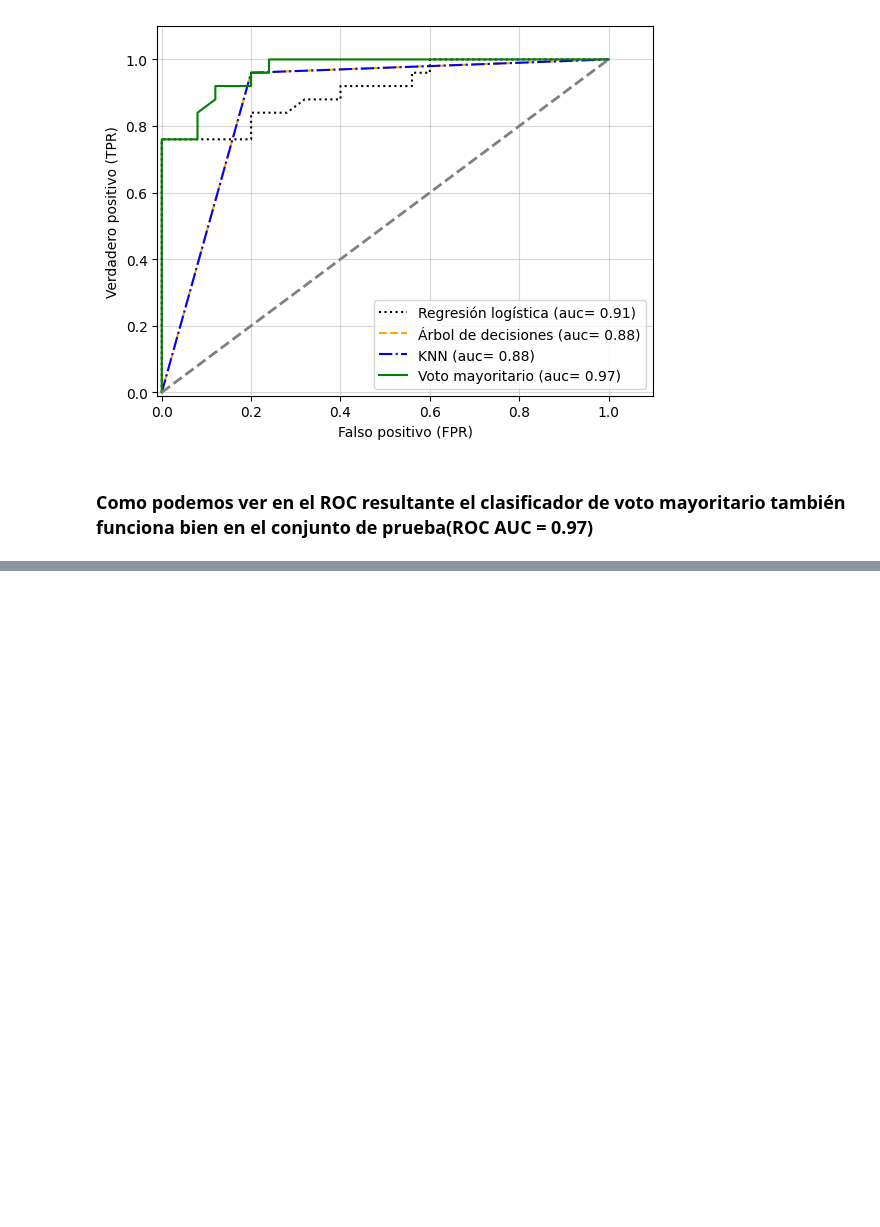
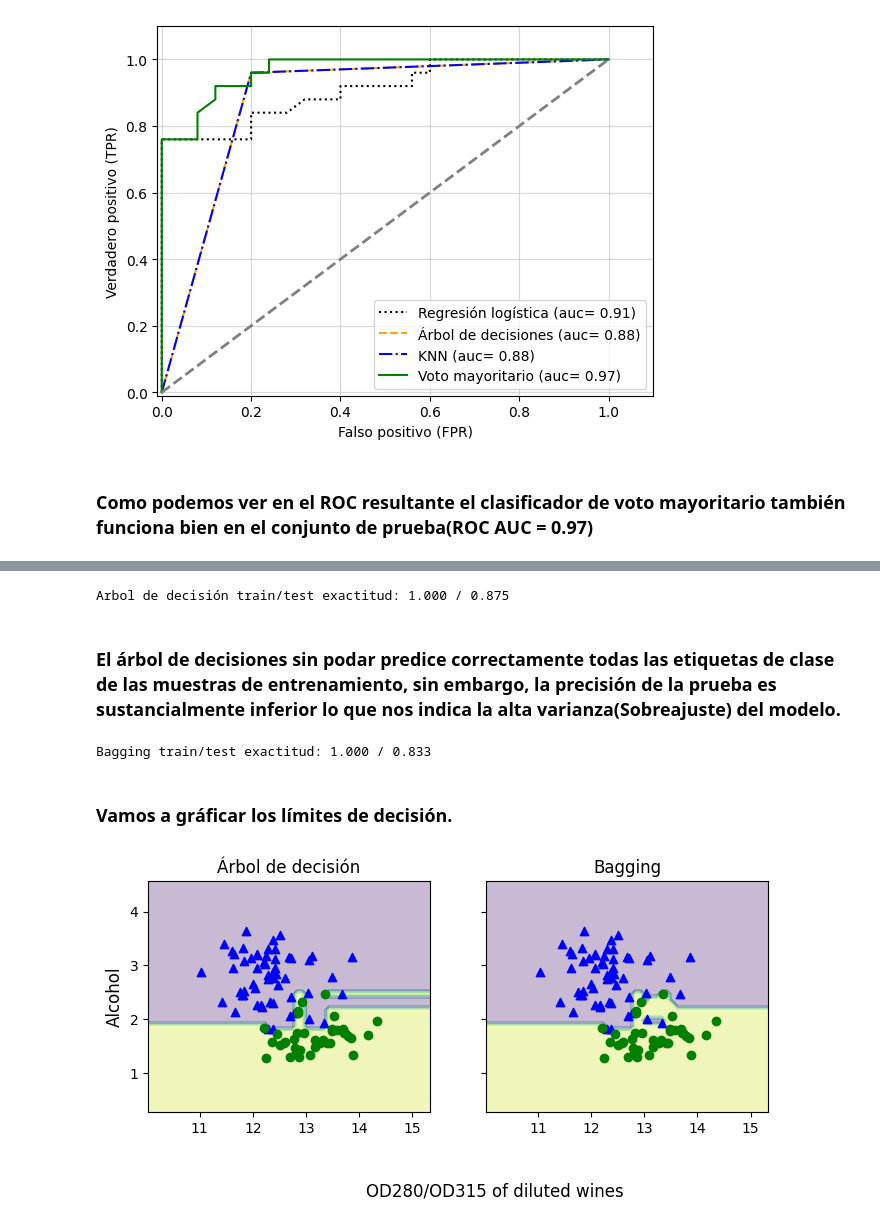
Before and after one commit to juancaalcaraz/practicaML, a Jupyter notebook: AprendizageConjunto.ipynb, the cells around one changed output, grey strips where cells are left out. Cells and saved outputs as stored; diff of their text form; code cells hidden in the pictures; blank space fills up the shorter version.

```diff
--- a/AprendizageConjunto.ipynb
+++ b/AprendizageConjunto.ipynb
@@ -255,0 +400,50 @@ plt.show()
+# %%
+#Comprobaremos la precisión del arbol sin podar
+#con la precisión del bag
+from sklearn.metrics import accuracy_score
+tree = tree.fit(X_train, y_train)
+y_test_pred = tree.predict(X_test)
+y_train_pred = tree.predict(X_train)
+tree_train = accuracy_score(y_train, y_train_pred)
+tree_test = accuracy_score(y_test, y_test_pred)
+print('Arbol de decisión train/test exactitud: %.3f / %.3f '% (tree_train, tree_test))
+# %% [output]
+Arbol de decisión train/test exactitud: 1.000 / 0.875
+# %% [markdown]
+### El árbol de decisiones sin podar predice correctamente todas las etiquetas de clase de las muestras de entrenamiento, sin embargo, la precisión de la prueba es sustancialmente inferior lo que nos indica la alta varianza(Sobreajuste) del modelo.
+# %%
+bag = bag.fit(X_train, y_train)
+y_test_pred = bag.predict(X_test)
+y_train_pred = bag.predict(X_train)
+bag_train = accuracy_score(y_train, y_train_pred)
+bag_test = accuracy_score(y_test, y_test_pred)
+print('Bagging train/test exactitud: %.3f / %.3f '% (bag_train, bag_test))
+# %% [output]
+Bagging train/test exactitud: 1.000 / 0.833
+# %% [markdown]
+### Vamos a gráficar los límites de decisión.
+# %%
+x_min = X_train[:, 0].min()-1
+x_max = X_train[:, 0].max()+1
+y_min = X_train[:, 1].min()-1
+y_max = X_train[:, 1].max()+1
+
+xx, yy = np.meshgrid(np.arange(x_min, x_max, 0.1), np.arange(y_min, y_max, 0.1))
+f, axarr = plt.subplots(nrows=1, ncols=2, sharex='col', sharey='row', figsize=(8,3))
+for idx, clf, tt in zip([0,1], [tree, bag], ['Árbol de decisión', 'Bagging']):
+  clf.fit(X_train, y_train)
+  Z = clf.predict(np.c_[xx.ravel(), yy.ravel()])
+  Z = Z.reshape(xx.shape)
+  axarr[idx].contourf(xx, yy, Z, alpha=0.3)
+  axarr[idx].scatter(X_train[y_train==0, 0],
+                     X_train[y_train==0, 1],
+                     c='blue', marker='^')
+  axarr[idx].scatter(X_train[y_train==1, 0],
+                     X_train[y_train==1, 1],
+                     c='green', marker='o')
+  axarr[idx].set_title(tt)
+axarr[0].set_ylabel('Alcohol', fontsize=12)
+plt.text(10.2, -1.2, s='OD280/OD315 of diluted wines', ha='center', va='center', fontsize=12)
+plt.show()
+# %% [output]
+[figure, added]
```
Also changed, not shown: parts of 28 cells of this notebook.
